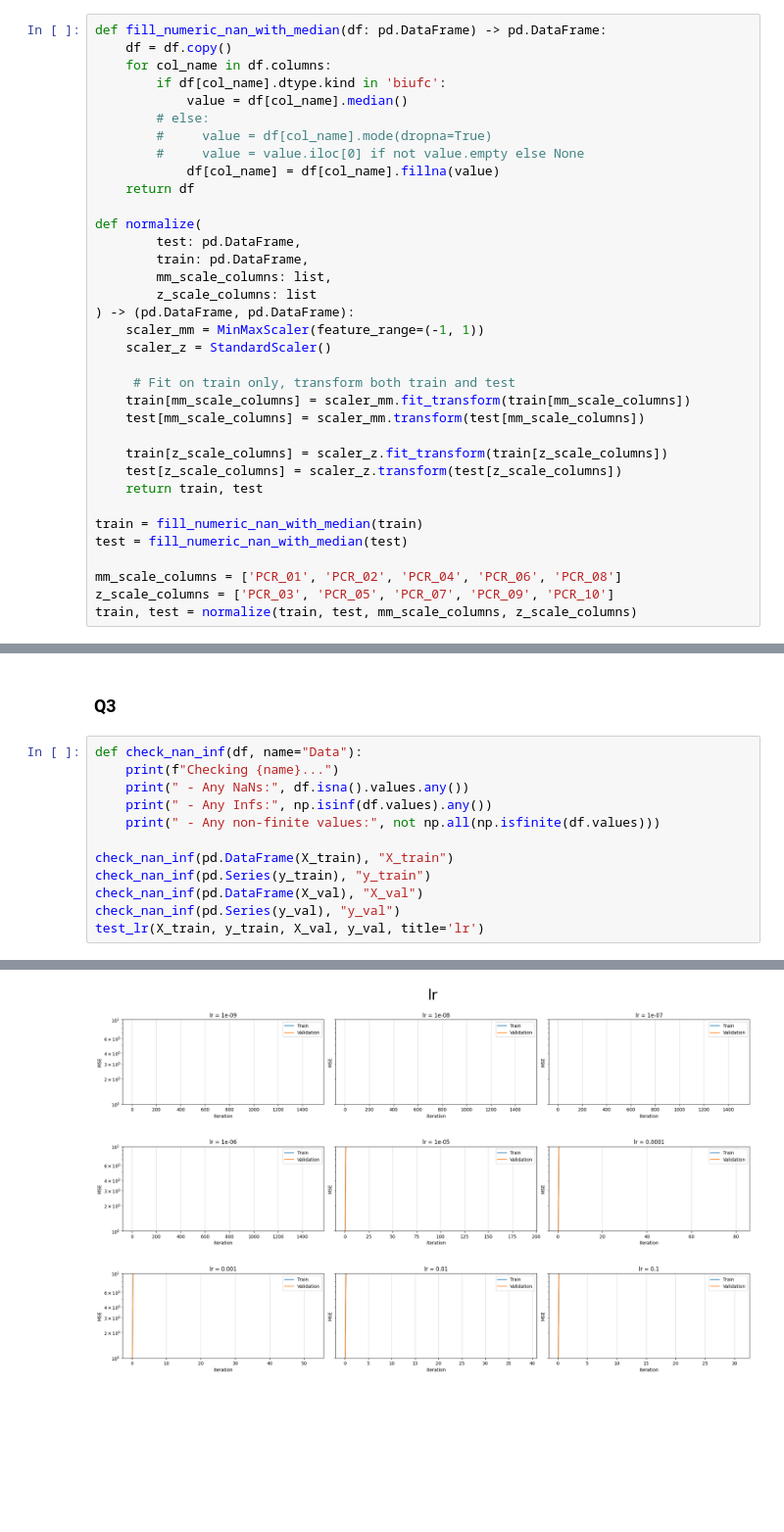
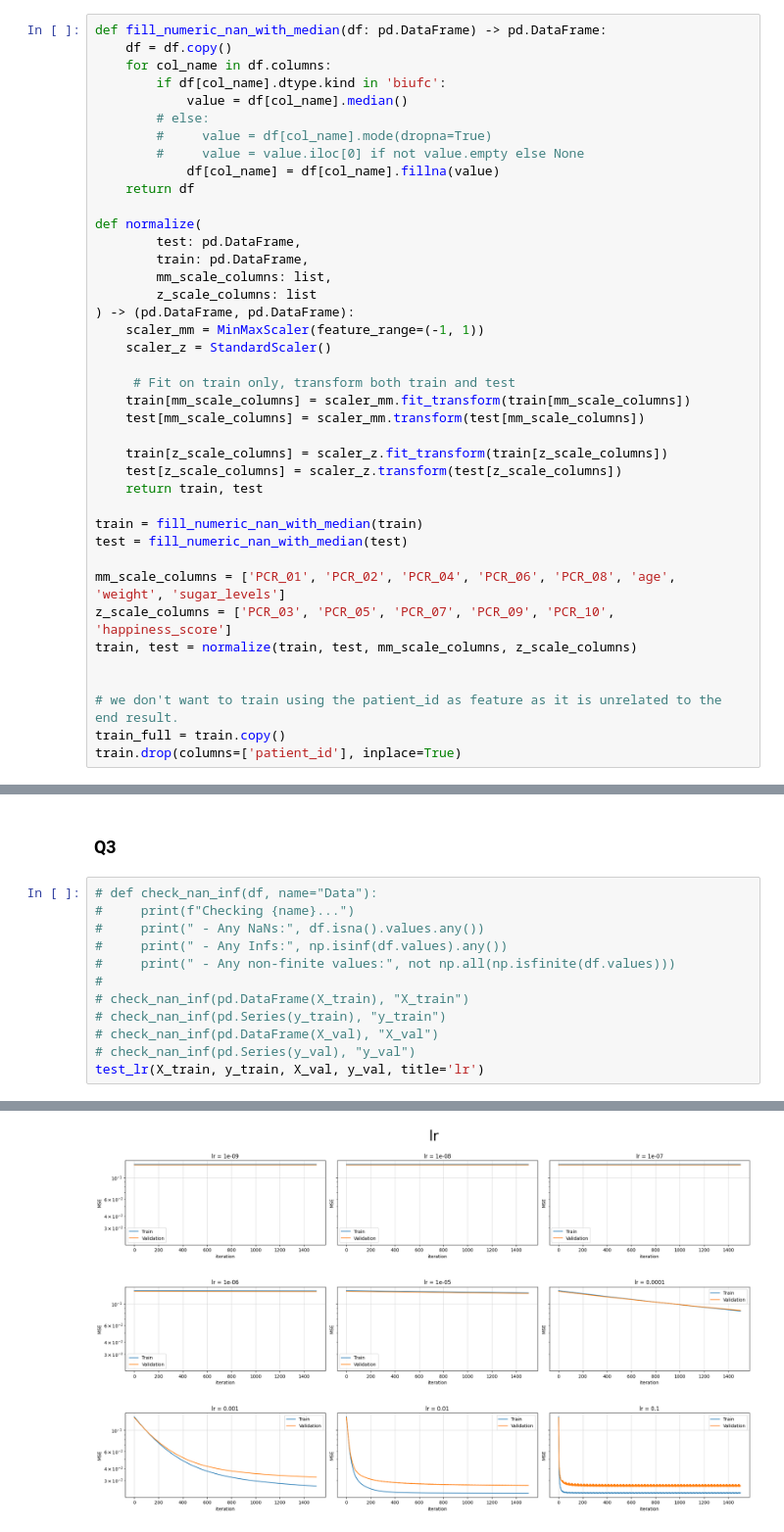
Before and after one commit to UriKH/ML-02360766, a Jupyter notebook: wet_hw3/notebook.ipynb, the cells around one changed output, grey strips where cells are left out. Shown at 98% size. Cells and saved outputs as stored; diff of their text form; blank space fills up the shorter version.

```diff
--- a/wet_hw3/notebook.ipynb
+++ b/wet_hw3/notebook.ipynb
@@ -80,8 +103,13 @@ def normalize(
 train = fill_numeric_nan_with_median(train)
 test = fill_numeric_nan_with_median(test)
 
-mm_scale_columns = ['PCR_01', 'PCR_02', 'PCR_04', 'PCR_06', 'PCR_08']
-z_scale_columns = ['PCR_03', 'PCR_05', 'PCR_07', 'PCR_09', 'PCR_10']
+mm_scale_columns = ['PCR_01', 'PCR_02', 'PCR_04', 'PCR_06', 'PCR_08', 'age', 'weight', 'sugar_levels']
+z_scale_columns = ['PCR_03', 'PCR_05', 'PCR_07', 'PCR_09', 'PCR_10', 'happiness_score']
 train, test = normalize(train, test, mm_scale_columns, z_scale_columns)
+
+
+# we don't want to train using the patient_id as feature as it is unrelated to the end result.
+train_full = train.copy()
+train.drop(columns=['patient_id'], inplace=True)
 # %% [markdown]
 ## Section 1: Linear regression implementation
@@ -109,15 +137,15 @@ compare_gradients(X_train, y_train, deltas=np.logspace(-7, -2, 9))
 # %% [markdown]
 ### Q3
 # %%
-def check_nan_inf(df, name="Data"):
-    print(f"Checking {name}...")
-    print(" - Any NaNs:", df.isna().values.any())
-    print(" - Any Infs:", np.isinf(df.values).any())
-    print(" - Any non-finite values:", not np.all(np.isfinite(df.values)))
-
-check_nan_inf(pd.DataFrame(X_train), "X_train")
-check_nan_inf(pd.Series(y_train), "y_train")
-check_nan_inf(pd.DataFrame(X_val), "X_val")
-check_nan_inf(pd.Series(y_val), "y_val")
+# def check_nan_inf(df, name="Data"):
+#     print(f"Checking {name}...")
+#     print(" - Any NaNs:", df.isna().values.any())
+#     print(" - Any Infs:", np.isinf(df.values).any())
+#     print(" - Any non-finite values:", not np.all(np.isfinite(df.values)))
+#
+# check_nan_inf(pd.DataFrame(X_train), "X_train")
+# check_nan_inf(pd.Series(y_train), "y_train")
+# check_nan_inf(pd.DataFrame(X_val), "X_val")
+# check_nan_inf(pd.Series(y_val), "y_val")
 test_lr(X_train, y_train, X_val, y_val, title='lr')
 # %% [output]
@@ -149 +161 @@ lr size = 0.1, Best train loss = 0.1383190758558983, Best validation loss = 0.13
-[figure, old version]
+[figure, new version]
```
Also changed, not shown: parts of 8 cells of this notebook, 3 other files.
